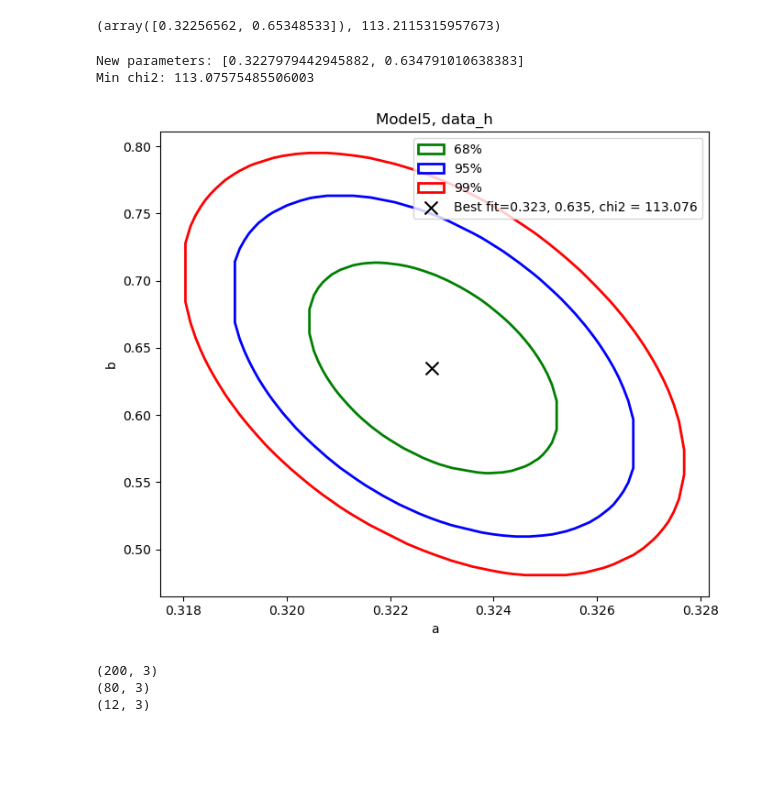
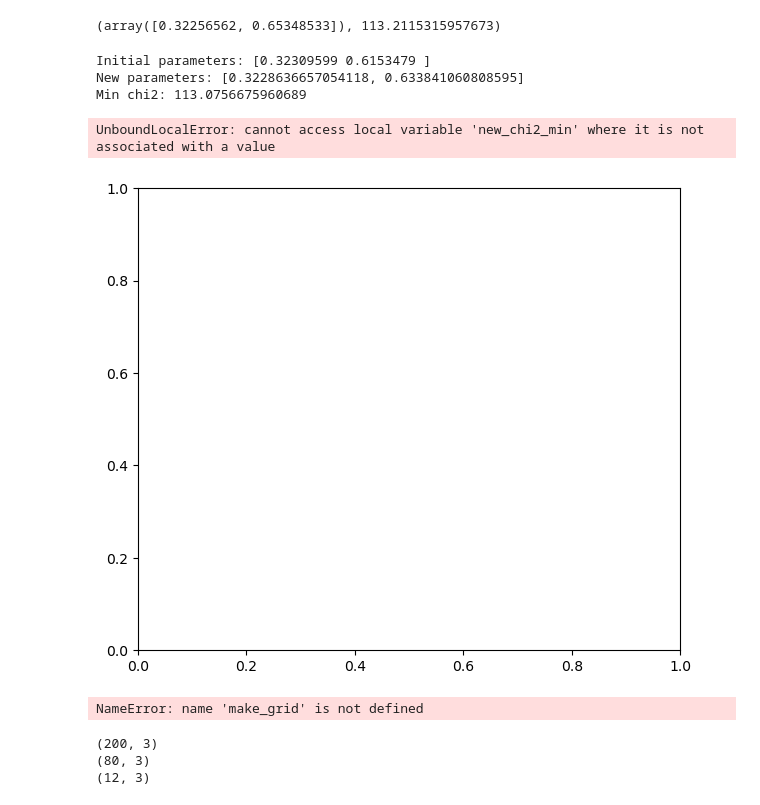
Before and after one commit to john1256/KASI_Ms, a Jupyter notebook: 2025/Statistics_1/Assignment5.ipynb, the cells around one changed output. Saved outputs shown, nothing was run; the diff lists cells and outputs as text; code cells hidden in the pictures; blank space fills up the shorter version.

```diff
--- a/2025/Statistics_1/Assignment5.ipynb
+++ b/2025/Statistics_1/Assignment5.ipynb
@@ -119,13 +119,22 @@ read_model_result("best_fit_2.txt", "Model5")
 # %%
 grid_A = make_grid(10, steps=500)/60
 grid_B = make_grid(10, steps=500)/40
-grid_C = make_grid(2, steps=200)/1e5
 grid_tot = [grid_A, grid_B]
 chi2_min, parms = plot_contour("best_fit_2.txt", "Model5", grid_tot, data_h, dataname='data_h', plot_parms='ab')
 # %% [output]
-New parameters: [0.3227979442945882, 0.634791010638383]
-Min chi2: 113.07575485506003
+Initial parameters: [0.32309599 0.6153479 ]
+New parameters: [0.3228636657054118, 0.633841060808595]
+Min chi2: 113.0756675960689
+UnboundLocalError: cannot access local variable 'new_chi2_min' where it is not associated with a value
-[figure, old version]
+[figure, new version]
+# %%
+grid_A = make_grid(10, steps=500)/60
+grid_B = make_grid(10, steps=500)/40
+grid_C = make_grid(10, steps=200)/1e5
+grid_tot = [grid_A, grid_B, grid_C]
+chi2_min, parms = plot_contour("best_fit_2.txt", "Model2", grid_tot, data_h, dataname='data_h', plot_parms='ab')
+# %% [output]
+NameError: name 'make_grid' is not defined
 # %%
 def plot_graphs(*args):
     import matplotlib.pyplot as plt
```
Also changed, not shown: parts of 3 cells of this notebook, 15 other files.
